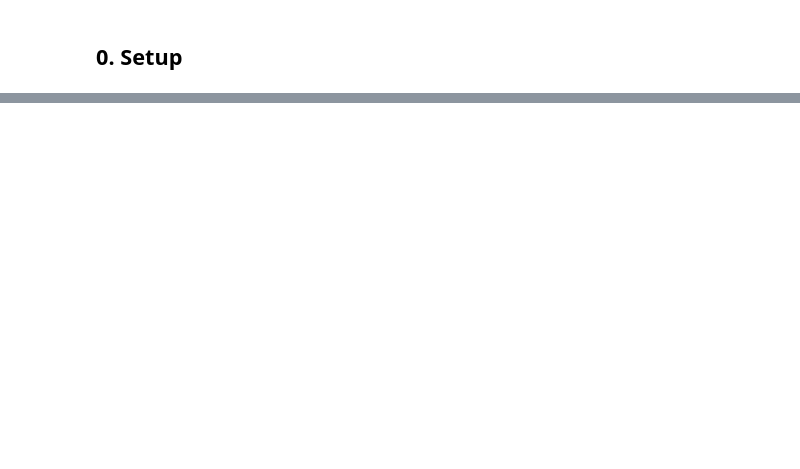
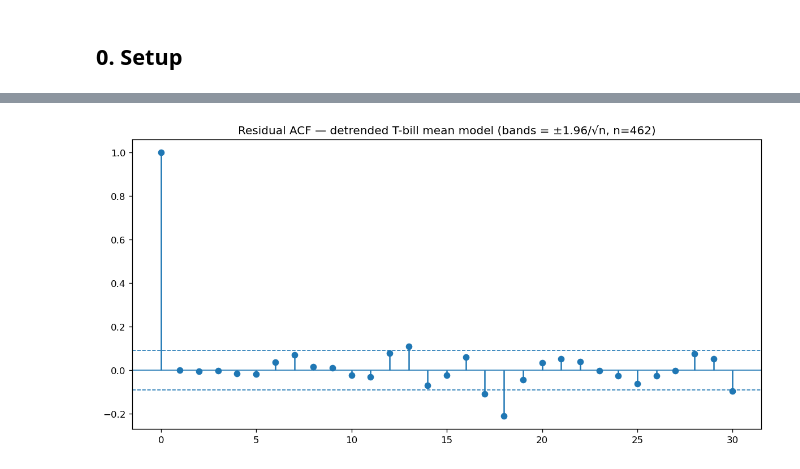
Before and after one commit to cspun/TSA, a Jupyter notebook: tsa-III.ipynb, the cells around one changed output, grey strips where cells are left out. Cells and saved outputs as stored; diff of their text form; code cells hidden in the pictures; blank space fills up the shorter version.

```diff
--- a/tsa-III.ipynb
+++ b/tsa-III.ipynb
@@ -891,0 +405,7 @@ Together, these two examples show how Box–Jenkins ideas extend naturally from
+# %%
+trend_fit, trend_vals, detrended = detrend_linear(ttbill)
+
+print(trend_fit.summary())
+plot_series(trend_vals, "Estimated linear trend for T-bill rate", ylabel="trend")
+plot_series(detrended, "Detrended T-bill series", ylabel="detrended")
+plot_acf_pacf(detrended, nlags=36)
@@ -891,0 +467,3 @@ Together, these two examples show how Box–Jenkins ideas extend naturally from
+# %%
+best_tbill_fit, tbill_grid, tbill_fits = select_arma_model(detrended, max_p=3, max_q=3, trend="n")
+tbill_grid.head(10)
@@ -891,0 +482,5 @@ Together, these two examples show how Box–Jenkins ideas extend naturally from
+# %%
+print(best_tbill_fit.summary())
+
+tbill_resid, tbill_lb = residual_report(best_tbill_fit, lags=(6, 12, 18, 24))
+tbill_lb
@@ -891,0 +510,4 @@ Together, these two examples show how Box–Jenkins ideas extend naturally from
+# %%
+plot_resid_acf(tbill_resid, nlags=30, title="Residual ACF — detrended T-bill mean model")
+# %% [output]
+[figure, added]
```
Also changed, not shown: parts of 87 cells of this notebook.
